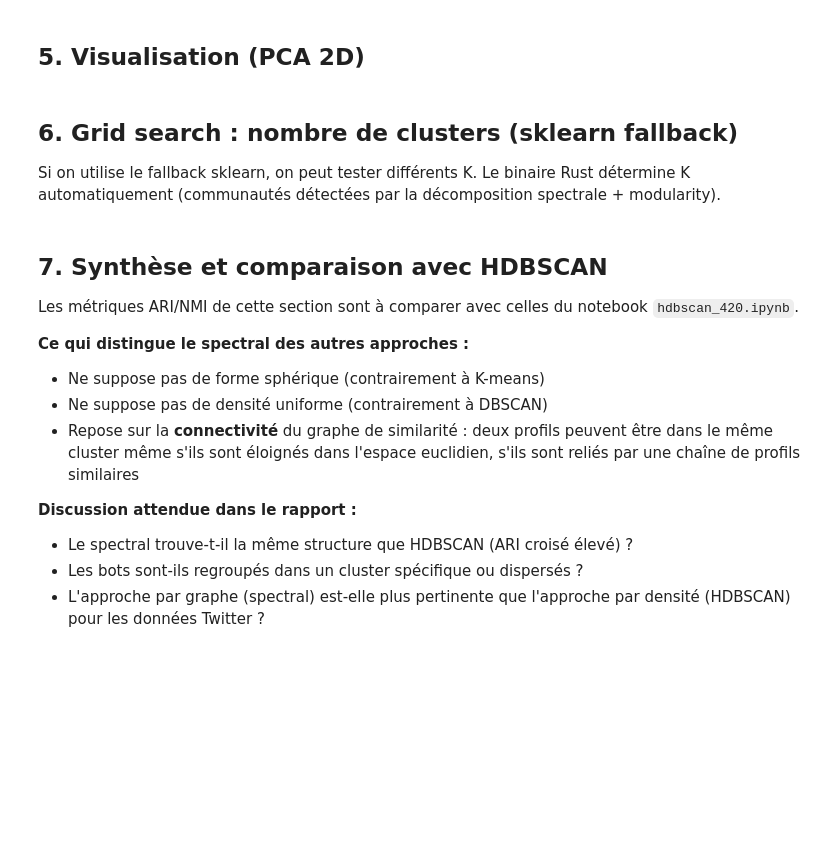
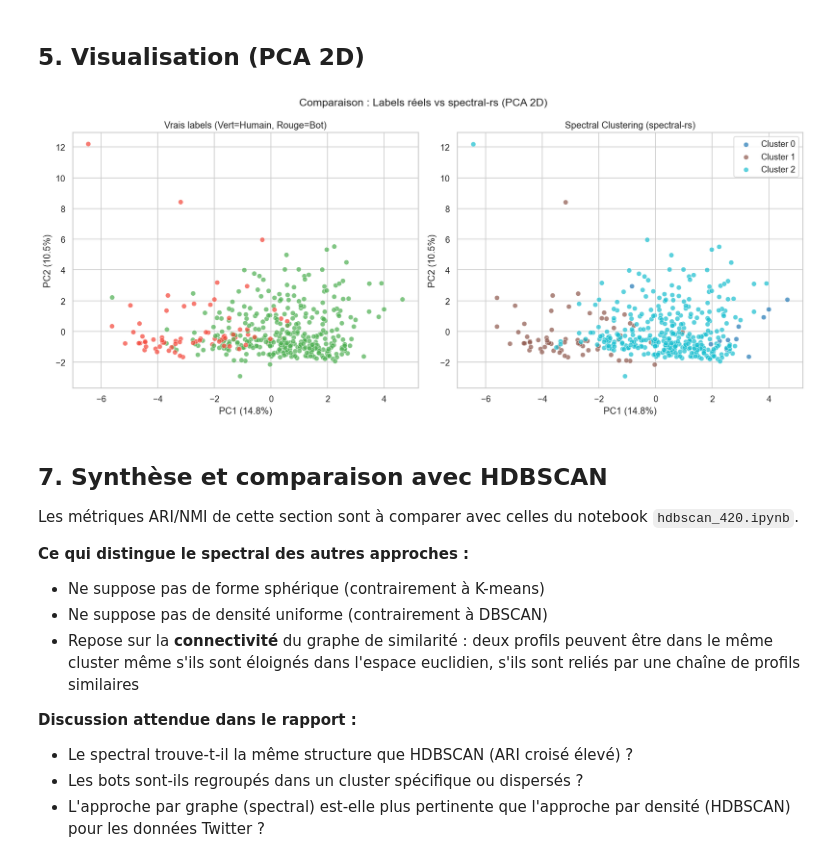
Before and after one commit to malcolm-a/if29-twitter-analysis, a Jupyter notebook: src/ml/unsupervised/spectral_420.ipynb, the cells around one changed output. Drawn from its saved outputs; the diff is of its cells as text; code cells hidden in the pictures; blank space fills up the shorter version.

````diff
--- a/src/ml/unsupervised/spectral_420.ipynb
+++ b/src/ml/unsupervised/spectral_420.ipynb
@@ -85,36 +97,6 @@ cargo build --release
 # Copier le binaire dans le PATH ou spécifier le chemin ci-dessous
 ```
 # %%
-# ---------------------------------------------------------------------------
-# Configuration du chemin vers le binaire spectral-rs
-# ---------------------------------------------------------------------------
+BINARY_PATH = "./spectral-rs"
 
-SPECTRAL_RS_PATHS = [
-    # Chemin relatif depuis ce notebook (src/ml/unsupervised/)
-    os.path.join(str(Path.cwd().parents[2]), "spectral-rs", "target", "release", "spectral-rs"),
-    # Autres emplacements possibles
-    os.path.join(str(Path.cwd().parents[2]), "spectral-rs", "target", "debug", "spectral-rs"),
-    "/usr/local/bin/spectral-rs",
-    "spectral-rs",
-]
-
-def find_spectral_binary():
-    """Trouve le binaire spectral-rs ou retourne None."""
-    for p in SPECTRAL_RS_PATHS:
-        abs_p = os.path.abspath(p)
-        if os.path.exists(abs_p) and os.access(abs_p, os.X_OK):
-            return abs_p
-        if shutil.which(p):
-            return shutil.which(p)
-    return None
-
-BINARY_PATH = find_spectral_binary()
-USE_RUST = BINARY_PATH is not None
-
-if USE_RUST:
-    print(f"✅ Binaire Rust trouvé : {BINARY_PATH}")
-else:
-    print("⚠️ Binaire Rust NON trouvé. Fallback sur sklearn.cluster.SpectralClustering.")
-    print("Chemins cherchés :")
-    for p in SPECTRAL_RS_PATHS:
-        print(f"  - {os.path.abspath(p)}")
+print(f"✅ Binaire Rust trouvé : {BINARY_PATH}")
@@ -224,40 +199,39 @@ print(cross)
 # %% [markdown]
 ## 5. Visualisation (PCA 2D)
 # %%
+# PCA used solely for visualization
+# https://scikit-learn.org/stable/modules/generated/sklearn.decomposition.PCA.html
+
 pca = PCA(n_components=2)
 X_pca = pca.fit_transform(X_scaled)
 
 fig, axes = plt.subplots(1, 2, figsize=(14, 6))
 
 # Vrais labels
 colors_true = ["#4caf50" if l == 0 else "#f44336" for l in y]
 axes[0].scatter(X_pca[:, 0], X_pca[:, 1], c=colors_true, alpha=0.7, s=40, edgecolor="white", linewidth=0.5)
 axes[0].set_title("Vrais labels (Vert=Humain, Rouge=Bot)")
 axes[0].set_xlabel(f"PC1 ({pca.explained_variance_ratio_[0]*100:.1f}%)")
 axes[0].set_ylabel(f"PC2 ({pca.explained_variance_ratio_[1]*100:.1f}%)")
 
 # Spectral clusters
 unique_labels = sorted(set(labels_spectral))
 cmap = plt.cm.get_cmap("tab10", len(unique_labels))
 for idx, label in enumerate(unique_labels):
     mask = labels_spectral == label
     axes[1].scatter(
         X_pca[mask, 0], X_pca[mask, 1],
         c=[cmap(idx)], alpha=0.7, s=40,
         edgecolor="white", linewidth=0.5,
         label=f"Cluster {label}",
     )
 axes[1].legend()
-axes[1].set_title(f"Spectral Clustering ({'Rust' if USE_RUST else 'sklearn'})")
+axes[1].set_title("Spectral Clustering (spectral-rs)")
 axes[1].set_xlabel(f"PC1 ({pca.explained_variance_ratio_[0]*100:.1f}%)")
 axes[1].set_ylabel(f"PC2 ({pca.explained_variance_ratio_[1]*100:.1f}%)")
 
-impl_name = "spectral-rs (Rust)" if USE_RUST else "sklearn SpectralClustering"
-plt.suptitle(f"Comparaison : Labels réels vs {impl_name} (PCA 2D)", fontsize=14)
+plt.suptitle("Comparaison : Labels réels vs spectral-rs (PCA 2D)", fontsize=14)
 plt.tight_layout()
 plt.show()
+# %% [output]
+[figure, added]
-# %% [markdown]
-## 6. Grid search : nombre de clusters (sklearn fallback)
-
-Si on utilise le fallback sklearn, on peut tester différents K.
-Le binaire Rust détermine K automatiquement (communautés détectées par la décomposition spectrale + modularity).
````
Also changed, not shown: parts of 9 cells of this notebook, 3 other files.
